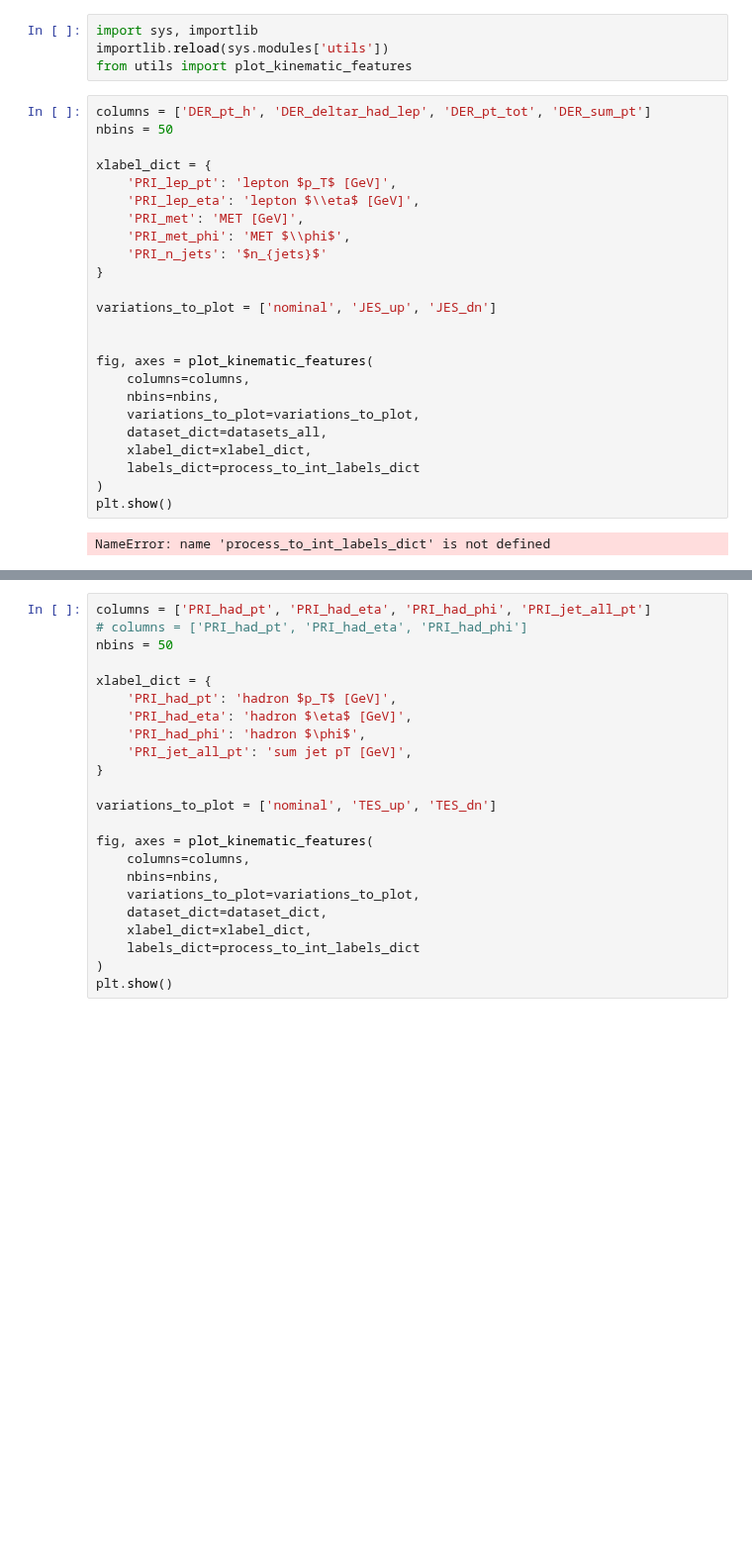
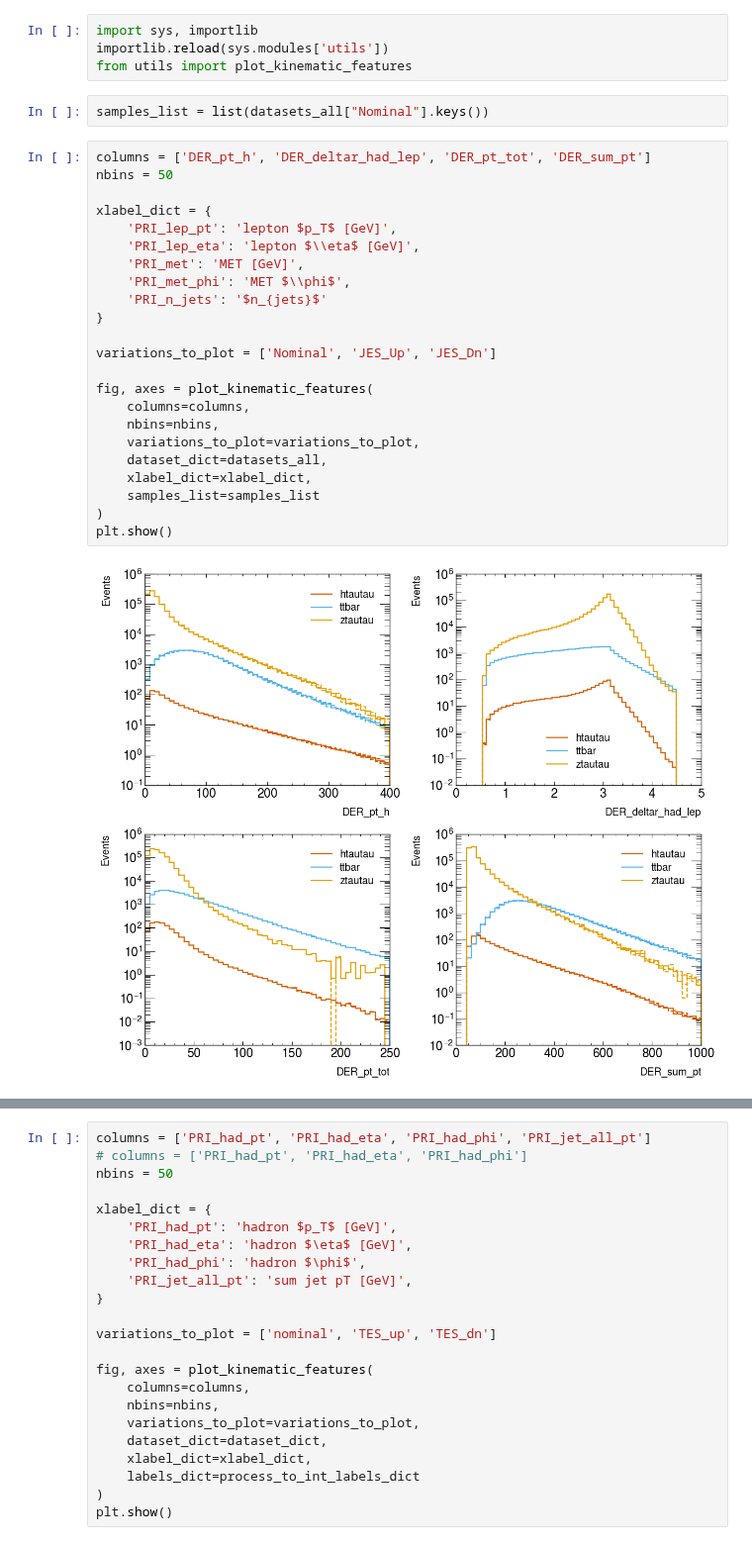
Before and after one commit to CrossGo14/NSBI-workflow-tutorial, a Jupyter notebook: FAIR_universe_Higgs_tautau/Data_Preprocessing.ipynb, the cells around one changed output, grey strips where cells are left out. Shown at 99% size. Cells and saved outputs as stored; diff of their text form; blank space fills up the shorter version.

```diff
--- a/FAIR_universe_Higgs_tautau/Data_Preprocessing.ipynb
+++ b/FAIR_universe_Higgs_tautau/Data_Preprocessing.ipynb
@@ -123,32 +129,33 @@ Check for low-stats phase space and effect from systematics before moving to the
 import sys, importlib
 importlib.reload(sys.modules['utils'])
 from utils import plot_kinematic_features
+# %%
+samples_list = list(datasets_all["Nominal"].keys())
 # %%
 columns = ['DER_pt_h', 'DER_deltar_had_lep', 'DER_pt_tot', 'DER_sum_pt']
 nbins = 50
 
 xlabel_dict = {
     'PRI_lep_pt': 'lepton $p_T$ [GeV]',
     'PRI_lep_eta': 'lepton $\\eta$ [GeV]',
     'PRI_met': 'MET [GeV]',
     'PRI_met_phi': 'MET $\\phi$',
     'PRI_n_jets': '$n_{jets}$'
 }
 
-variations_to_plot = ['nominal', 'JES_up', 'JES_dn']
-
+variations_to_plot = ['Nominal', 'JES_Up', 'JES_Dn']
 
 fig, axes = plot_kinematic_features(
     columns=columns,
     nbins=nbins,
     variations_to_plot=variations_to_plot,
     dataset_dict=datasets_all,
     xlabel_dict=xlabel_dict,
-    labels_dict=process_to_int_labels_dict
+    samples_list=samples_list
 )
 plt.show()
 # %% [output]
-NameError: name 'process_to_int_labels_dict' is not defined
+[figure, added]
 # %%
 columns = ['DER_mass_transverse_met_lep', 'DER_mass_vis',
        'DER_pt_ratio_lep_had', 'DER_lep_eta_centrality']
```
Also changed, not shown: parts of 15 cells of this notebook, 6 other files.
